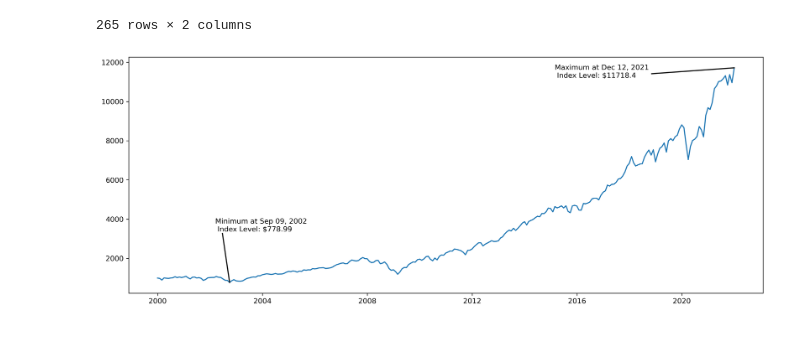
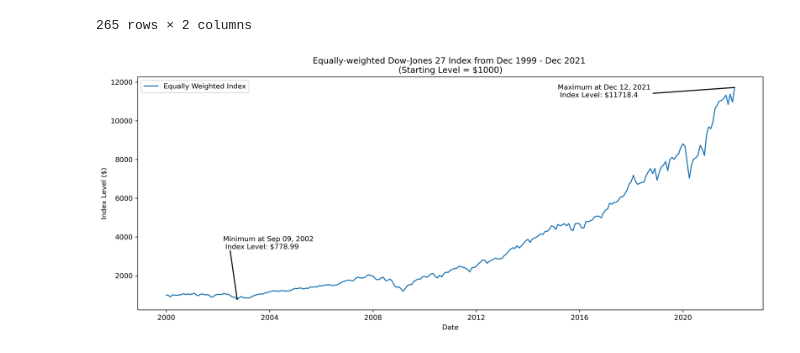
Before and after one commit to uWaterloo-CFM/CFM-301, a Jupyter notebook: Assignment 1/DA1 Task 3 - Indexing.ipynb, the cells around one changed output. Saved outputs shown, nothing was run; the diff lists cells and outputs as text; code cells hidden in the pictures.

```diff
--- a/Assignment 1/DA1 Task 3 - Indexing.ipynb
+++ b/Assignment 1/DA1 Task 3 - Indexing.ipynb
@@ -123,28 +123,33 @@ index_df
 # %%
 index_df.set_index(["Date"])
 
 plt.figure(figsize=(16, 6), dpi=300)
 
 plt.plot(index_df["Date"], index_df["Index Level"], label="Equally Weighted Index")
 
 # We need to find (and annotate the min and max)
 
 # Min
 min_y = min(index_df["Index Level"])
 min_x = index_df[index_df["Index Level"] == min_y]["Date"].iloc[0]
 
 # Plot minimum
 plt.plot([min_x, min_x - timedelta(100)], [min_y, min_y + 2500], linestyle="-", color="black")
 plt.text(min_x - timedelta(200), min_y + 2600, f"Minimum at {min_x.strftime('%b %m, %Y')}\n Index Level: ${min_y}")
 
 # Max
 max_y = max(index_df["Index Level"])
 max_x = index_df[index_df["Index Level"] == max_y]["Date"].iloc[0]
 
 # Plot maximum
 plt.plot([max_x, max_x - timedelta(1150)], [max_y, max_y - 300], linestyle="-", color="black")
 plt.text(max_x - timedelta(2500), max_y - 500, f"Maximum at {max_x.strftime('%b %m, %Y')}\n Index Level: ${max_y}")
+plt.legend()
 
+plt.title("Equally-weighted Dow-Jones 27 Index from Dec 1999 - Dec 2021 \n" +
+          "(Starting Level = $1000)")
+plt.ylabel("Index Level ($)")
+plt.xlabel("Date")
 plt.show()
 # %% [output]
-[figure, old version]
+[figure, new version]
```
Also changed, not shown: 2 other files.
